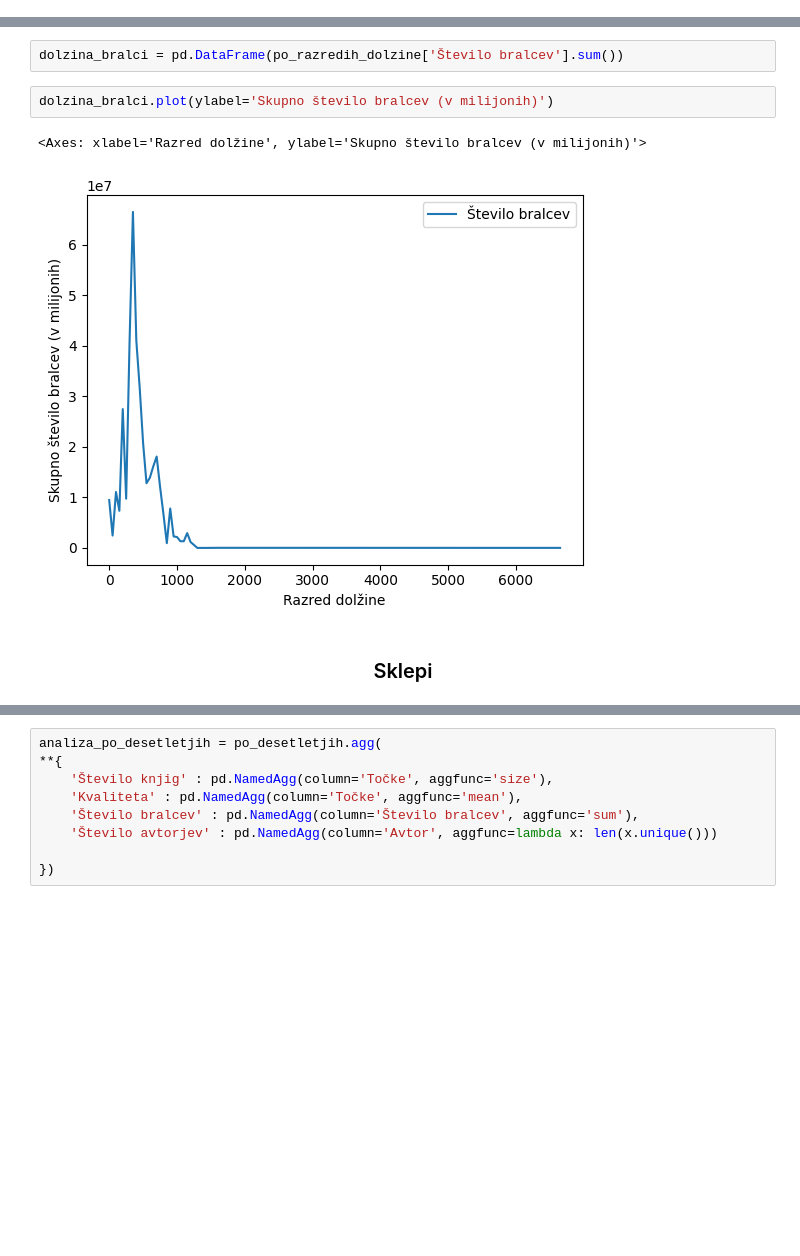
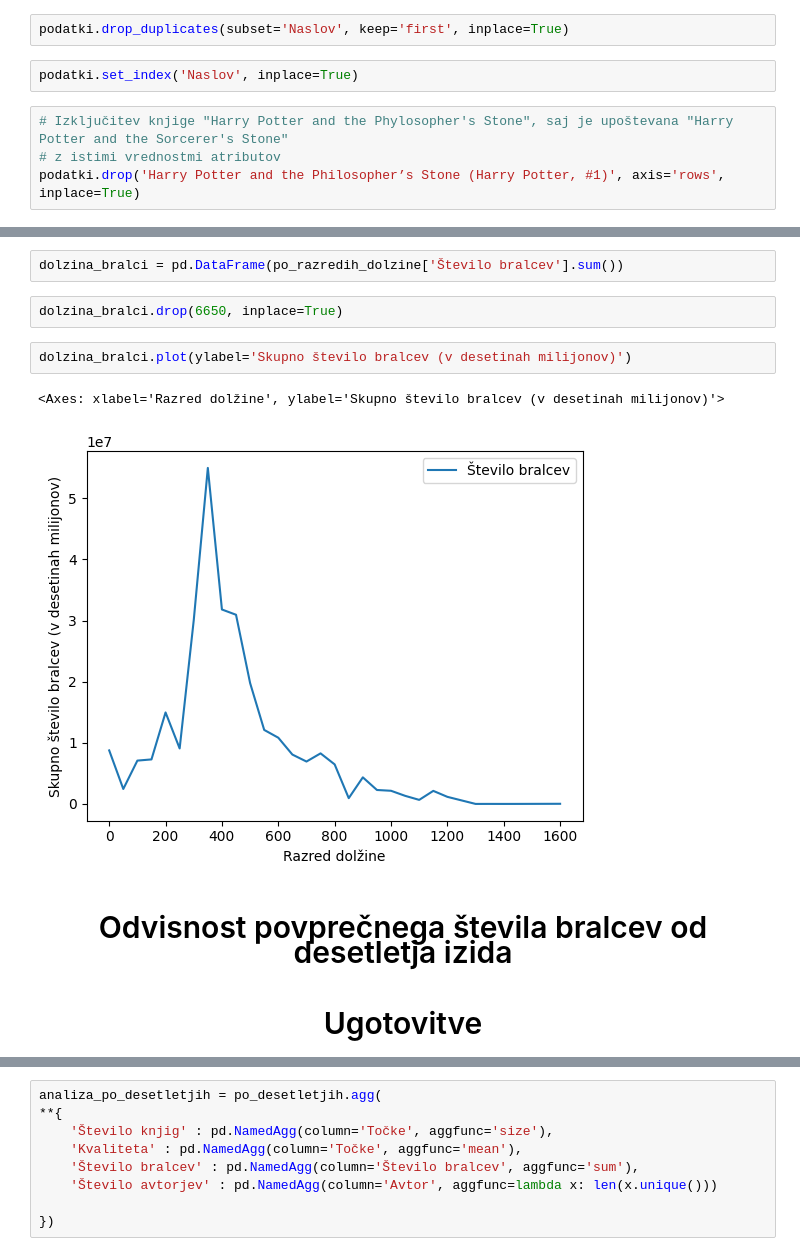
Before and after one commit to Benjamin-Dagarin/UVP_Projektna_naloga_2024, a Jupyter notebook: Analiza_fantazijskih_knjig.ipynb, the cells around one changed output, grey strips where cells are left out. Cells and saved outputs as stored; diff of their text form; blank space fills up the shorter version.

```diff
--- a/Analiza_fantazijskih_knjig.ipynb
+++ b/Analiza_fantazijskih_knjig.ipynb
@@ -38,3 +24,11 @@ podatki = podatki[['Avtor', 'Leto izida', 'Desetletje', 'Dolžina', 'Točke', 'O
+# %%
+podatki.drop_duplicates(subset='Naslov', keep='first', inplace=True)
+# %%
+podatki.set_index('Naslov', inplace=True)
+# %%
+# Izključitev knjige "Harry Potter and the Phylosopher's Stone", saj je upoštevana "Harry Potter and the Sorcerer's Stone"
+# z istimi vrednostmi atributov
+podatki.drop('Harry Potter and the Philosopher’s Stone (Harry Potter, #1)', axis='rows', inplace=True)
 # %%
 podatki
 # %% [output]
@@ -338,10 +337,14 @@ See the caveats in the documentation: https://pandas.pydata.org/pandas-docs/stab
 po_razredih_dolzine = podatki.groupby('Razred dolžine')
 # %%
 dolzina_bralci = pd.DataFrame(po_razredih_dolzine['Število bralcev'].sum())
+# %%
+dolzina_bralci.drop(6650, inplace=True)
 # %%
-dolzina_bralci.plot(ylabel='Skupno število bralcev (v milijonih)')
+dolzina_bralci.plot(ylabel='Skupno število bralcev (v desetinah milijonov)')
 # %% [output]
-<Axes: xlabel='Razred dolžine', ylabel='Skupno število bralcev (v milijonih)'>
+<Axes: xlabel='Razred dolžine', ylabel='Skupno število bralcev (v desetinah milijonov)'>
-[figure, old version]
+[figure, new version]
+# %% [markdown]
+<h3 style="text-align:center;font-family:Garamond;font-size:30px;margin-bottom:0.5cm;"> Odvisnost povprečnega števila bralcev od desetletja izida </h3>
 # %% [markdown]
-<h3 style="text-align:center"><div style="font-size : 20px; font-style : Verdana; text-align : center">Sklepi</div></h3>
+<h3 style="text-align:center;font-family:Garamond;font-size:30px;"> Ugotovitve </h3>
```
Also changed, not shown: parts of 85 cells of this notebook, 1 other file.
